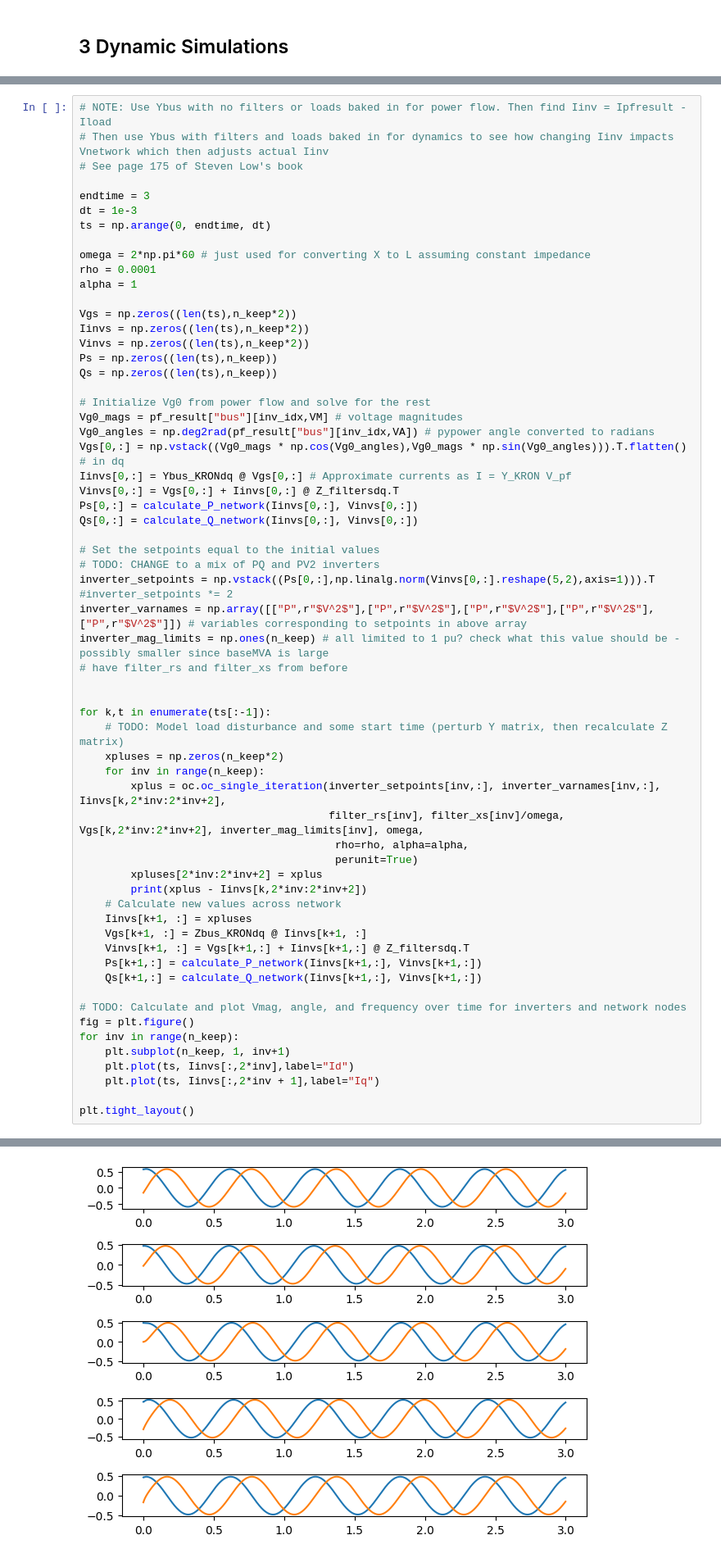
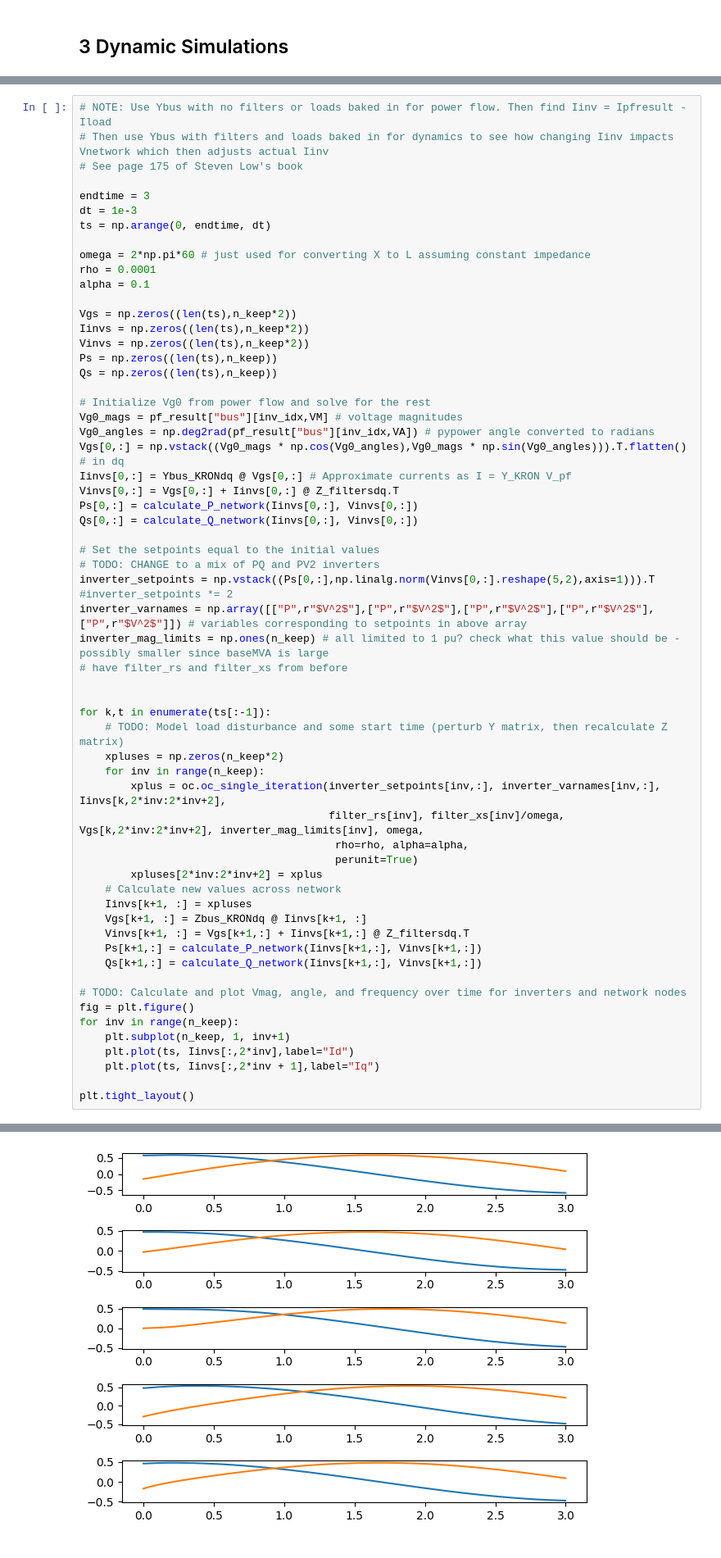
Before and after one commit to lpstreitmatter/Optimal-Safe-Converter-Control, a Jupyter notebook: multiple_inverter.ipynb, the cells around one changed output, grey strips where cells are left out. Shown at 82% size. Cells and saved outputs as stored; diff of their text form.

```diff
--- a/multiple_inverter.ipynb
+++ b/multiple_inverter.ipynb
@@ -187,7 +187,7 @@ ts = np.arange(0, endtime, dt)
 
 omega = 2*np.pi*60 # just used for converting X to L assuming constant impedance
 rho = 0.0001
-alpha = 1
+alpha = 0.1
 
 Vgs = np.zeros((len(ts),n_keep*2))
 Iinvs = np.zeros((len(ts),n_keep*2))
@@ -222,7 +222,6 @@ for k,t in enumerate(ts[:-1]):
                                         rho=rho, alpha=alpha,
                                         perunit=True)
         xpluses[2*inv:2*inv+2] = xplus
-        print(xplus - Iinvs[k,2*inv:2*inv+2])
     # Calculate new values across network
     Iinvs[k+1, :] = xpluses
     Vgs[k+1, :] = Zbus_KRONdq @ Iinvs[k+1, :]
@@ -259,4 +241,4 @@ plt.tight_layout()
-[figure, old version]
+[figure, new version]
 # %%
 fig = plt.figure(figsize=(5,10))
 for inv in range(n_keep):
```
Also changed, not shown: parts of 3 cells of this notebook, 4 other files.
